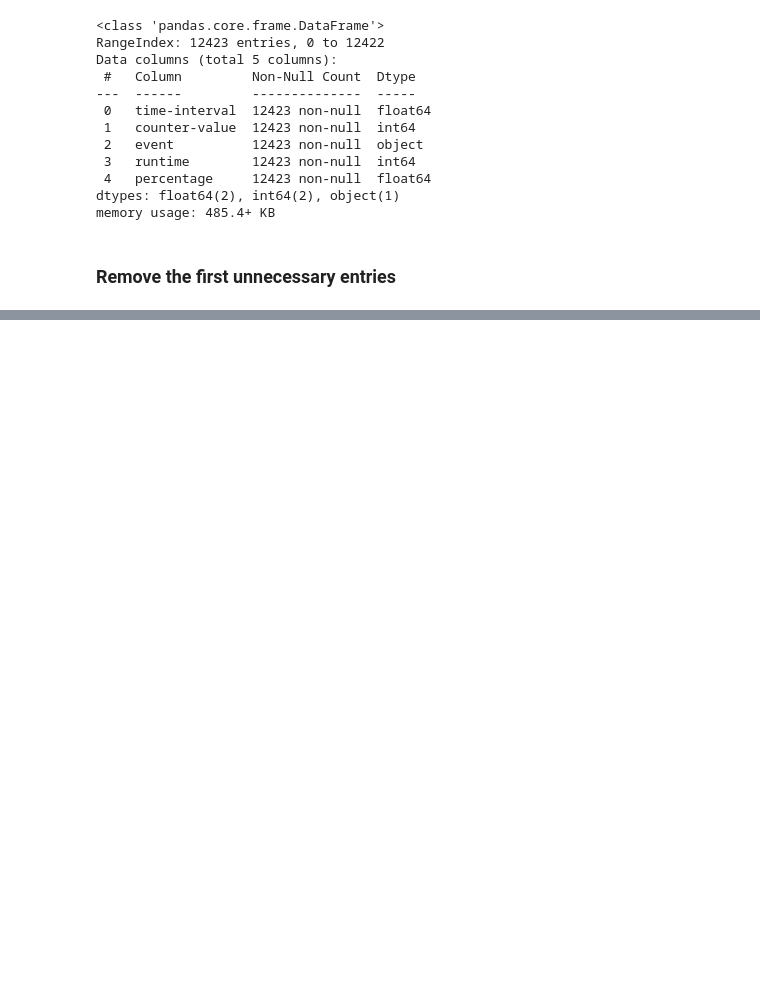
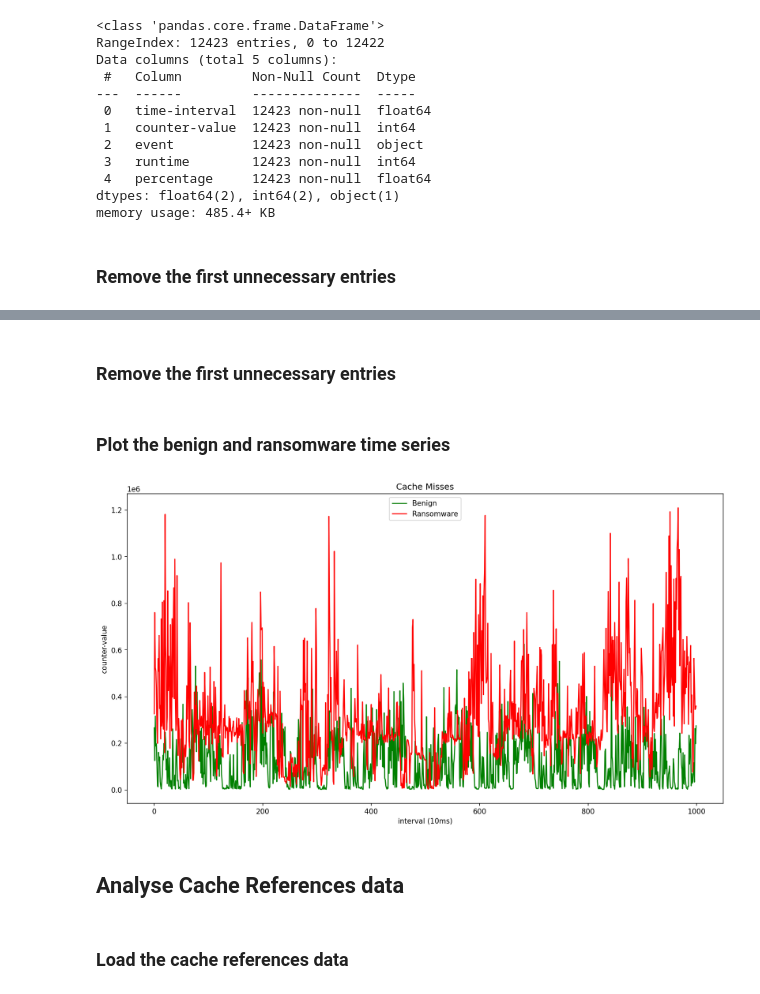
Before and after one commit to olihofmann/cas-aml, a Jupyter notebook: crypto-ransomware-detection/data-exploration.ipynb, the cells around one changed output, grey strips where cells are left out. Cells and saved outputs as stored; diff of their text form; code cells hidden in the pictures; blank space fills up the shorter version.

```diff
--- a/crypto-ransomware-detection/data-exploration.ipynb
+++ b/crypto-ransomware-detection/data-exploration.ipynb
@@ -85,0 +196,6 @@ plt.show()
+# %%
+dataset_benign_cache_misses = pd.read_csv("data/benign-cache-misses.csv", delimiter=",", header=None)
+dataset_benign_cache_misses = dataset_benign_cache_misses.dropna(axis=1)
+dataset_benign_cache_misses.columns = DATASET_COLUMNS
+
+dataset_benign_cache_misses.head()
@@ -85,0 +228,6 @@ plt.show()
+# %%
+dataset_ransomware_cache_misses = pd.read_csv("data/ransomware-cache-misses.csv", delimiter=",", header=None)
+dataset_ransomware_cache_misses = dataset_ransomware_cache_misses.dropna(axis=1)
+dataset_ransomware_cache_misses.columns = DATASET_COLUMNS
+
+dataset_ransomware_cache_misses.head()
@@ -85,0 +260,29 @@ plt.show()
+# %% [markdown]
+### Remove the first unnecessary entries
+# %%
+dataset_benign_cache_misses_observe = dataset_benign_cache_misses[750:].copy()
+dataset_benign_cache_misses_observe = dataset_benign_cache_misses_observe.reset_index()
+dataset_benign_cache_misses_observe["interval"] = dataset_benign_cache_misses_observe.index + 1
+# %%
+dataset_ransomware_cache_misses_observe = dataset_ransomware_cache_misses[750:].copy()
+dataset_ransomware_cache_misses_observe = dataset_ransomware_cache_misses_observe.reset_index()
+dataset_ransomware_cache_misses_observe["interval"] = dataset_ransomware_cache_misses_observe.index + 1
+# %% [markdown]
+### Plot the benign and ransomware time series
+# %%
+plt.figure(figsize=(15, 8), dpi=150)
+
+dataset_benign_cache_misses_observe[:1000]["counter-value"].plot(label="Benign", color="green")
+dataset_ransomware_cache_misses_observe[:1000]["counter-value"].plot(label="Ransomware", color="red")
+
+plt.title("Cache Misses")
+plt.xlabel("interval (10ms)")
+plt.ylabel("counter-value")
+plt.legend()
+plt.show()
+# %% [output]
+[figure, added]
+# %% [markdown]
+## Analyse Cache References data
+# %% [markdown]
+### Load the cache references data
```
Also changed, not shown: parts of 45 cells of this notebook, 6 other files.
